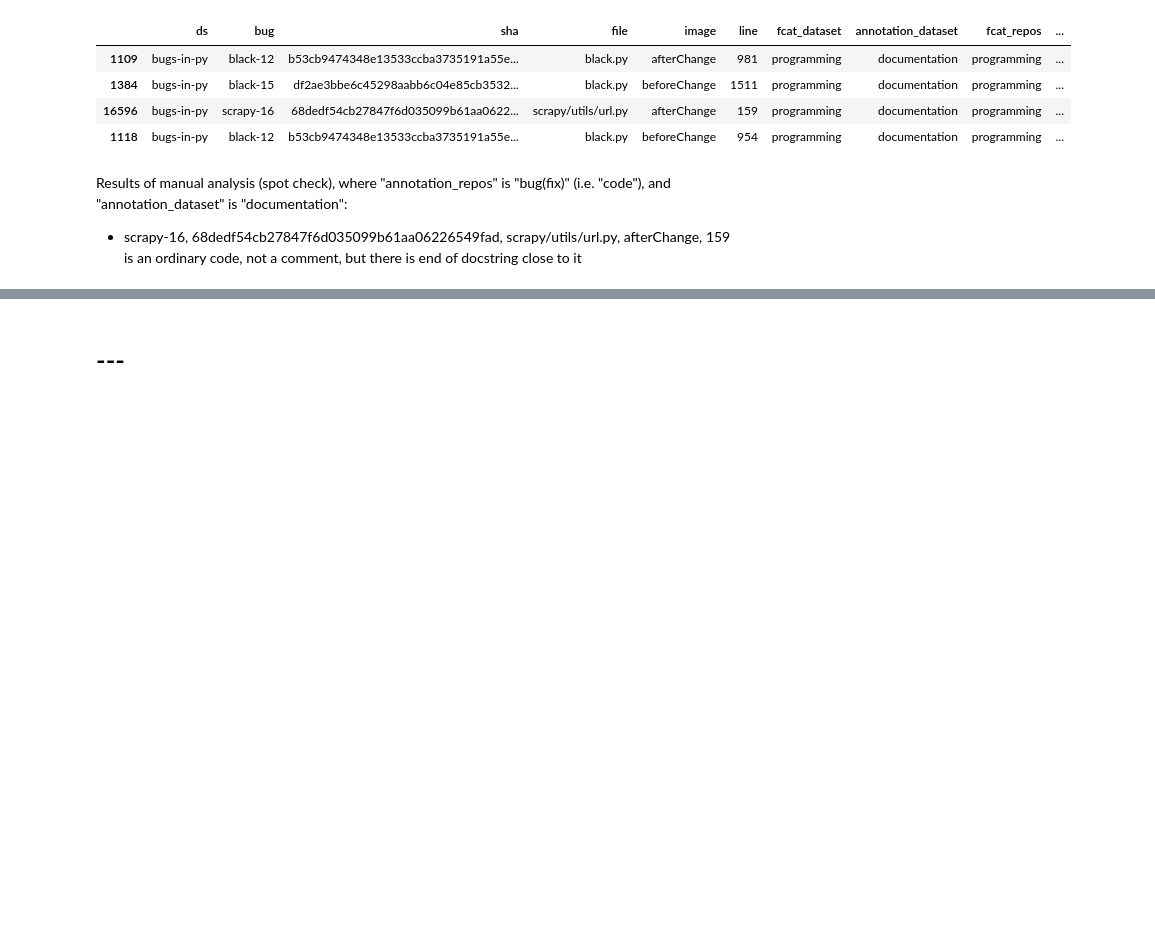
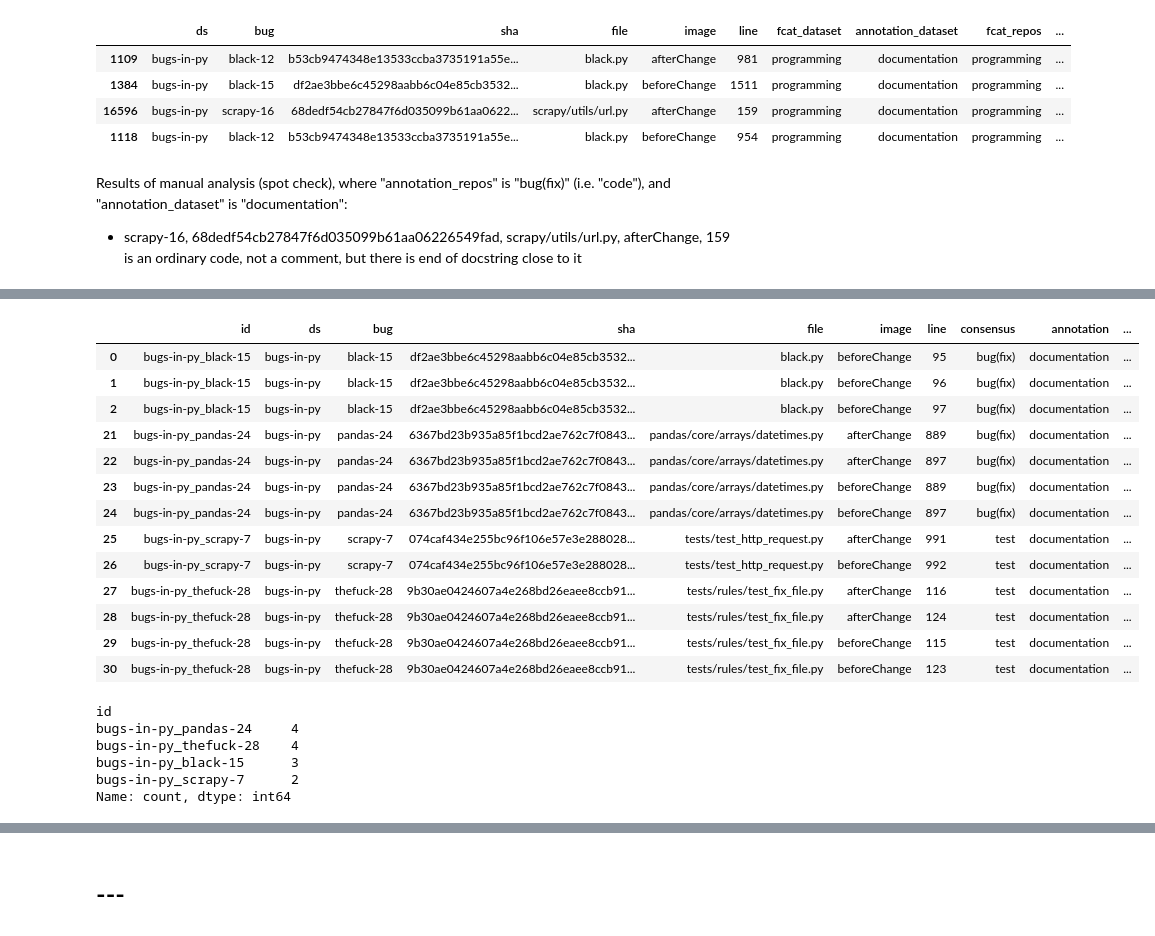
Before and after one commit to ncusi/PatchScope, a Jupyter notebook: notebooks/experiments/01-compare_annotations.ipynb, the cells around one changed output, grey strips where cells are left out. Saved outputs shown, nothing was run; the diff lists cells and outputs as text; code cells hidden in the pictures; blank space fills up the shorter version.

```diff
--- a/notebooks/experiments/01-compare_annotations.ipynb
+++ b/notebooks/experiments/01-compare_annotations.ipynb
@@ -3046,0 +3064,9 @@ Results of manual analysis (spot check), where "annotation_repos" is "bug(fix)"
+# %%
+hapy_bip_dataset_vs_from_repos_merge_inner_sel = hapy_bip_dataset_vs_from_repos_merge_inner[
+    (hapy_bip_dataset_vs_from_repos_merge_inner['indicator_column'] == 'both') &
+    hapy_bip_dataset_vs_from_repos_merge_inner['annotation_neq']
+][[
+    'ds', 'bug', 'sha', 'file', 'image', 'line', 'annotation_dataset', 'annotation_repos'
+]]
+
+hapy_bip_dataset_vs_from_repos_merge_inner_sel.sample(4)
@@ -3046,0 +3079,39 @@ Results of manual analysis (spot check), where "annotation_repos" is "bug(fix)"
+# %%
+hapy_bip_consensus_vs_dataset_vs_from_repos_merge = pd.merge(
+    hapy_bit_repos_vs_consensus[['id', 'sha', 'file', 'image', 'line', 'consensus', 'annotation', 'common_count', 'n_reviewers']],
+    hapy_bip_dataset_vs_from_repos_merge_inner_sel,
+    how='inner', on=['sha', 'file', 'image', 'line'],
+    indicator="indicator_column", suffixes=("_r_vs_cons", "_d_vs_r"),
+).reindex(columns=[
+    'id', 'ds', 'bug', 'sha', 'file', 'image', 'line', 'consensus', 'annotation', 'annotation_dataset', 'annotation_repos',
+    'common_count', 'n_reviewers', 'indicator_column',
+])
+
+df = hapy_bip_consensus_vs_dataset_vs_from_repos_merge[
+    hapy_bip_consensus_vs_dataset_vs_from_repos_merge['consensus'] == hapy_bip_consensus_vs_dataset_vs_from_repos_merge['annotation_dataset']
+]
+df
+# %% [output]
+|  | id | ds | bug | sha | file | image | line | consensus | annotation | ... |
+| 0 | bugs-in-py_black-15 | bugs-in-py | black-15 | df2ae3bbe6c45298aabb6c04e85cb3532... | black.py | beforeChange | 95 | bug(fix) | documentation | ... |
+| 1 | bugs-in-py_black-15 | bugs-in-py | black-15 | df2ae3bbe6c45298aabb6c04e85cb3532... | black.py | beforeChange | 96 | bug(fix) | documentation | ... |
+| 2 | bugs-in-py_black-15 | bugs-in-py | black-15 | df2ae3bbe6c45298aabb6c04e85cb3532... | black.py | beforeChange | 97 | bug(fix) | documentation | ... |
+| 21 | bugs-in-py_pandas-24 | bugs-in-py | pandas-24 | 6367bd23b935a85f1bcd2ae762c7f0843... | pandas/core/arrays/datetimes.py | afterChange | 889 | bug(fix) | documentation | ... |
+| 22 | bugs-in-py_pandas-24 | bugs-in-py | pandas-24 | 6367bd23b935a85f1bcd2ae762c7f0843... | pandas/core/arrays/datetimes.py | afterChange | 897 | bug(fix) | documentation | ... |
+| 23 | bugs-in-py_pandas-24 | bugs-in-py | pandas-24 | 6367bd23b935a85f1bcd2ae762c7f0843... | pandas/core/arrays/datetimes.py | beforeChange | 889 | bug(fix) | documentation | ... |
+| 24 | bugs-in-py_pandas-24 | bugs-in-py | pandas-24 | 6367bd23b935a85f1bcd2ae762c7f0843... | pandas/core/arrays/datetimes.py | beforeChange | 897 | bug(fix) | documentation | ... |
+| 25 | bugs-in-py_scrapy-7 | bugs-in-py | scrapy-7 | 074caf434e255bc96f106e57e3e288028... | tests/test_http_request.py | afterChange | 991 | test | documentation | ... |
+| 26 | bugs-in-py_scrapy-7 | bugs-in-py | scrapy-7 | 074caf434e255bc96f106e57e3e288028... | tests/test_http_request.py | beforeChange | 992 | test | documentation | ... |
+| 27 | bugs-in-py_thefuck-28 | bugs-in-py | thefuck-28 | 9b30ae0424607a4e268bd26eaee8ccb91... | tests/rules/test_fix_file.py | afterChange | 116 | test | documentation | ... |
+| 28 | bugs-in-py_thefuck-28 | bugs-in-py | thefuck-28 | 9b30ae0424607a4e268bd26eaee8ccb91... | tests/rules/test_fix_file.py | afterChange | 124 | test | documentation | ... |
+| 29 | bugs-in-py_thefuck-28 | bugs-in-py | thefuck-28 | 9b30ae0424607a4e268bd26eaee8ccb91... | tests/rules/test_fix_file.py | beforeChange | 115 | test | documentation | ... |
+| 30 | bugs-in-py_thefuck-28 | bugs-in-py | thefuck-28 | 9b30ae0424607a4e268bd26eaee8ccb91... | tests/rules/test_fix_file.py | beforeChange | 123 | test | documentation | ... |
+# %%
+df['id'].value_counts()
+# %% [output]
+id
+bugs-in-py_pandas-24     4
+bugs-in-py_thefuck-28    4
+bugs-in-py_black-15      3
+bugs-in-py_scrapy-7      2
+Name: count, dtype: int64
```
Also changed, not shown: parts of 9 cells of this notebook.
